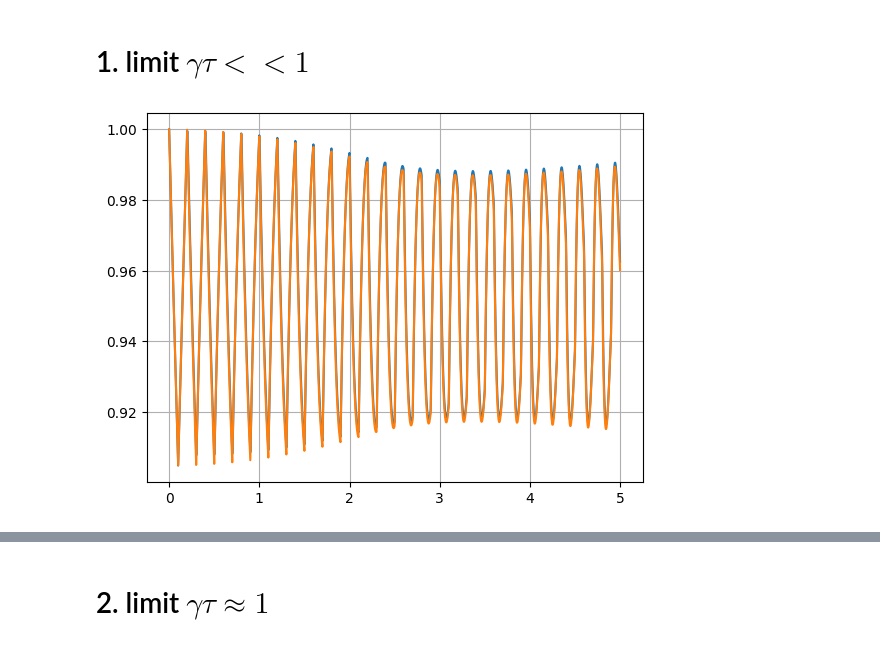
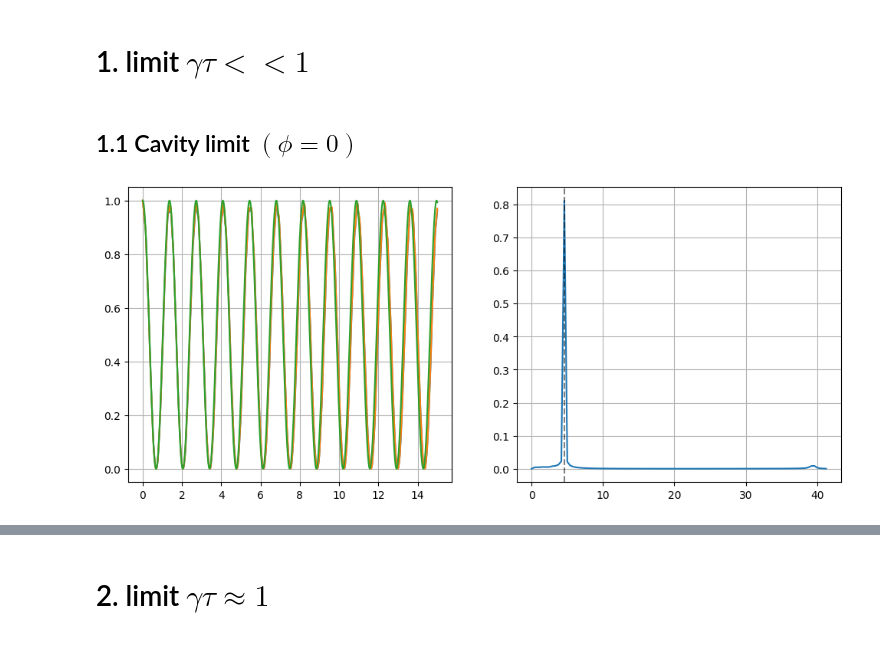
Before and after one commit to Taitoos2/Non_Markovian_Cavity, a Jupyter notebook: Article_notebook.ipynb, the cells around one changed output, grey strips where cells are left out. Cells and saved outputs as stored; diff of their text form; code cells hidden in the pictures.

Commit message:
added plots

```diff
--- a/Article_notebook.ipynb
+++ b/Article_notebook.ipynb
@@ -7,10 +54,13 @@ def
 # %% [markdown]
 # 1. limit $\gamma \tau << 1 $
+# %% [markdown]
+## 1.1 Cavity limit $(\phi = 0 )$
 # %%
 # ---- parameter definition ------------
 
-gamma = 1
-tau = 0.1
-phi = np.pi
-t_max = 50*tau
+gamma = 0.8
+tau = 0.15
+phi = 2*np.pi
+t_max = 100*tau
 dt = tau/30
+w_ref = 2*np.sqrt(gamma/tau)
@@ -27,7 +67,4 @@ e_an = J_analytical_new(gamma,phi,tau,t)
-# %%
-plt.plot(t,np.abs(e))
-plt.plot(t,np.abs(e_an)**2)
-plt.grid()
-plt.show()
-# %% [output]
-[figure, removed]
+# %%
+_=exp000(gamma,phi,tau,t_max,dt,200)
+# %% [output]
+[figure, added]
```
Also changed, not shown: parts of 19 cells of this notebook.
